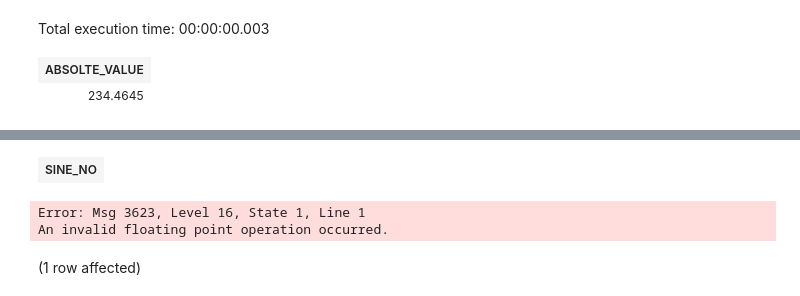
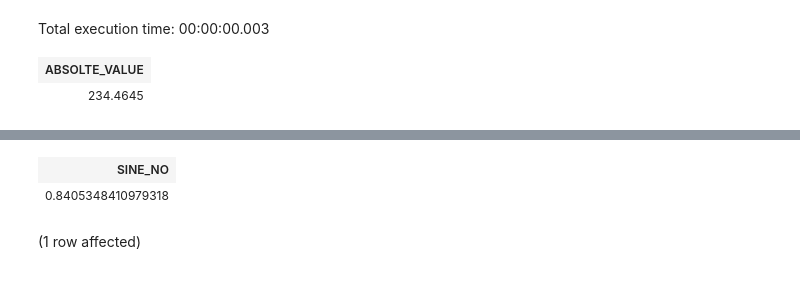
Before and after one commit to gopinathibots/SQL-notes, a Jupyter notebook: sql practice.ipynb, the cells around one changed output, grey strips where cells are left out. Cells and saved outputs as stored; diff of their text form; code cells hidden in the pictures.

```diff
--- a/sql practice.ipynb
+++ b/sql practice.ipynb
@@ -1604,3 +1811,3 @@ An invalid floating point operation occurred.
 # %%
-SELECT ASIN(45) AS SINE_NO;
+SELECT ASIN(0.745) AS SINE_NO;
 # %% [output]
@@ -1608,6 +1816,5 @@ Total execution time: 00:00:00.002
 | SINE_NO |
+| 0.8405348410979318 |
-Error: Msg 3623, Level 16, State 1, Line 1
-An invalid floating point operation occurred.
 # %%
 SELECT ATAN(56) AS TAN_NO;
 # %% [output]
```
Also changed, not shown: parts of 134 cells of this notebook.
